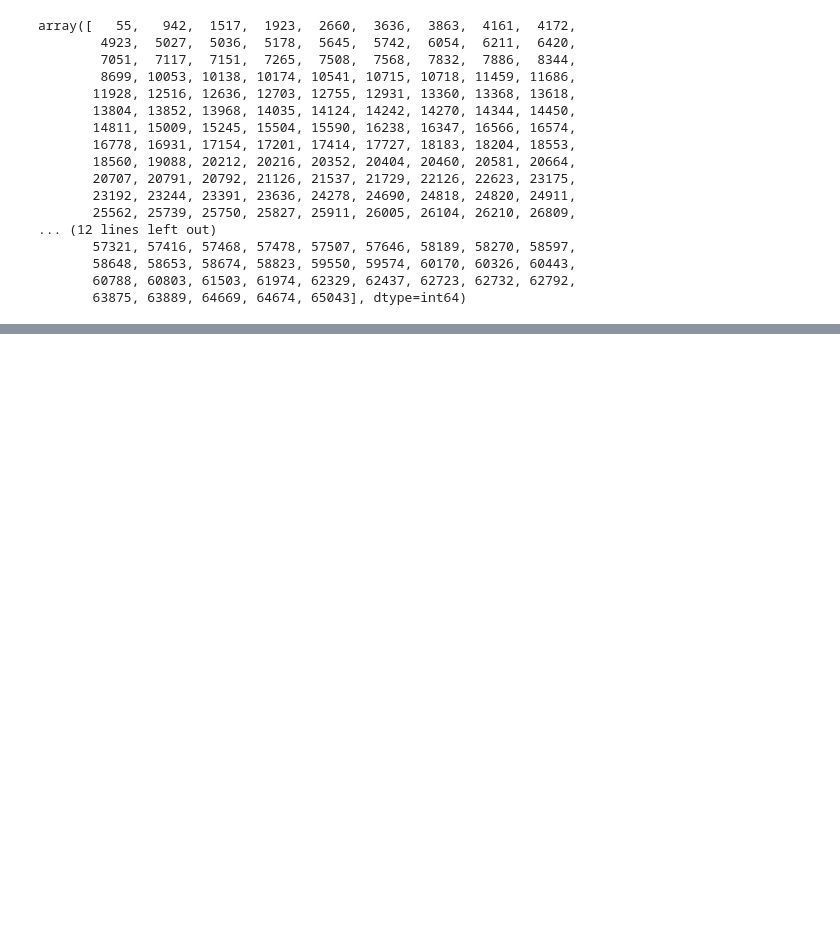
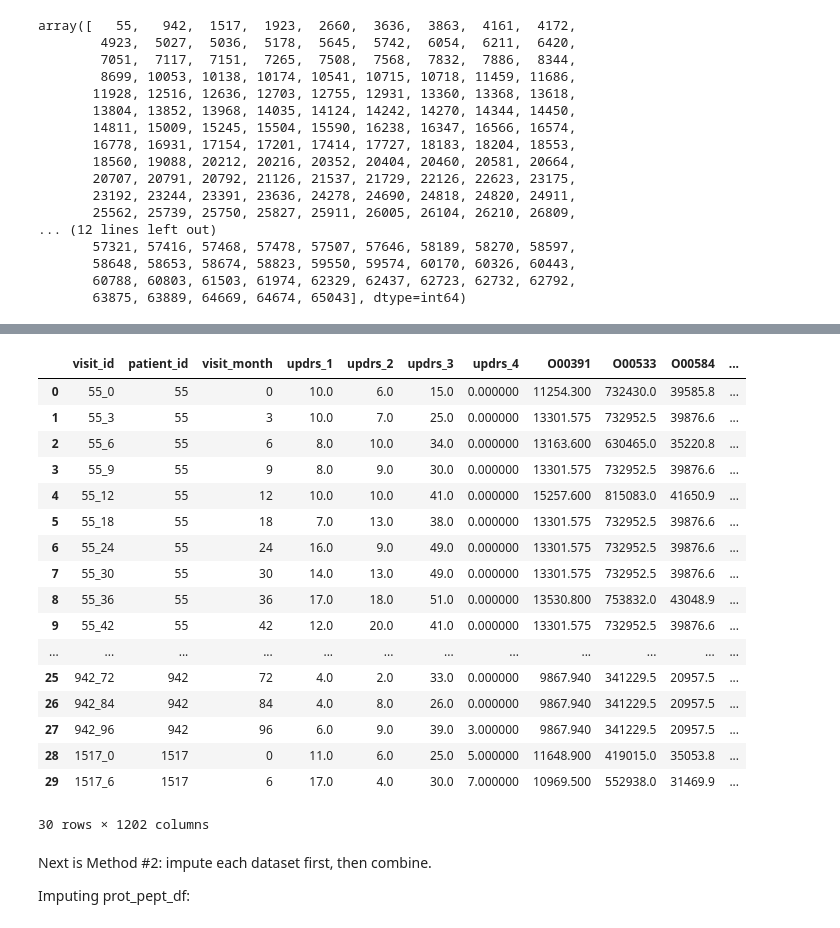
Before and after one commit to fan-yang-md/parkinsons_disease_progression_prediction, a Jupyter notebook: initial_model_selection.ipynb, the cells around one changed output, grey strips where cells are left out. Saved outputs shown, nothing was run; the diff lists cells and outputs as text; code cells hidden in the pictures; blank space fills up the shorter version.

```diff
--- a/initial_model_selection.ipynb
+++ b/initial_model_selection.ipynb
@@ -388,3 +462,28 @@ Here is a big step: imputation. I am choosing to use sklearn's KNN imputer becau
+# %%
+big_data_imputed.head(30)
+# %% [output]
+|  | visit_id | patient_id | visit_month | updrs_1 | updrs_2 | updrs_3 | updrs_4 | O00391 | O00533 | O00584 | ... |
+| 0 | 55_0 | 55 | 0 | 10.0 | 6.0 | 15.0 | 0.000000 | 11254.300 | 732430.0 | 39585.8 | ... |
+| 1 | 55_3 | 55 | 3 | 10.0 | 7.0 | 25.0 | 0.000000 | 13301.575 | 732952.5 | 39876.6 | ... |
+| 2 | 55_6 | 55 | 6 | 8.0 | 10.0 | 34.0 | 0.000000 | 13163.600 | 630465.0 | 35220.8 | ... |
+| 3 | 55_9 | 55 | 9 | 8.0 | 9.0 | 30.0 | 0.000000 | 13301.575 | 732952.5 | 39876.6 | ... |
+| 4 | 55_12 | 55 | 12 | 10.0 | 10.0 | 41.0 | 0.000000 | 15257.600 | 815083.0 | 41650.9 | ... |
+| 5 | 55_18 | 55 | 18 | 7.0 | 13.0 | 38.0 | 0.000000 | 13301.575 | 732952.5 | 39876.6 | ... |
+| 6 | 55_24 | 55 | 24 | 16.0 | 9.0 | 49.0 | 0.000000 | 13301.575 | 732952.5 | 39876.6 | ... |
+| 7 | 55_30 | 55 | 30 | 14.0 | 13.0 | 49.0 | 0.000000 | 13301.575 | 732952.5 | 39876.6 | ... |
+| 8 | 55_36 | 55 | 36 | 17.0 | 18.0 | 51.0 | 0.000000 | 13530.800 | 753832.0 | 43048.9 | ... |
+| 9 | 55_42 | 55 | 42 | 12.0 | 20.0 | 41.0 | 0.000000 | 13301.575 | 732952.5 | 39876.6 | ... |
+| ... | ... | ... | ... | ... | ... | ... | ... | ... | ... | ... | ... |
+| 25 | 942_72 | 942 | 72 | 4.0 | 2.0 | 33.0 | 0.000000 | 9867.940 | 341229.5 | 20957.5 | ... |
+| 26 | 942_84 | 942 | 84 | 4.0 | 8.0 | 26.0 | 0.000000 | 9867.940 | 341229.5 | 20957.5 | ... |
+| 27 | 942_96 | 942 | 96 | 6.0 | 9.0 | 39.0 | 3.000000 | 9867.940 | 341229.5 | 20957.5 | ... |
+| 28 | 1517_0 | 1517 | 0 | 11.0 | 6.0 | 25.0 | 5.000000 | 11648.900 | 419015.0 | 35053.8 | ... |
+| 29 | 1517_6 | 1517 | 6 | 17.0 | 4.0 | 30.0 | 7.000000 | 10969.500 | 552938.0 | 31469.9 | ... |
+30 rows × 1202 columns
+# %% [markdown]
+Next is Method #2: impute each dataset first, then combine.
+
+Imputing prot_pept_df:
 # %%
 data_imputed_list = []
 for patient_id in patient_list:
```
Also changed, not shown: parts of 30 cells of this notebook, 1 other file.
